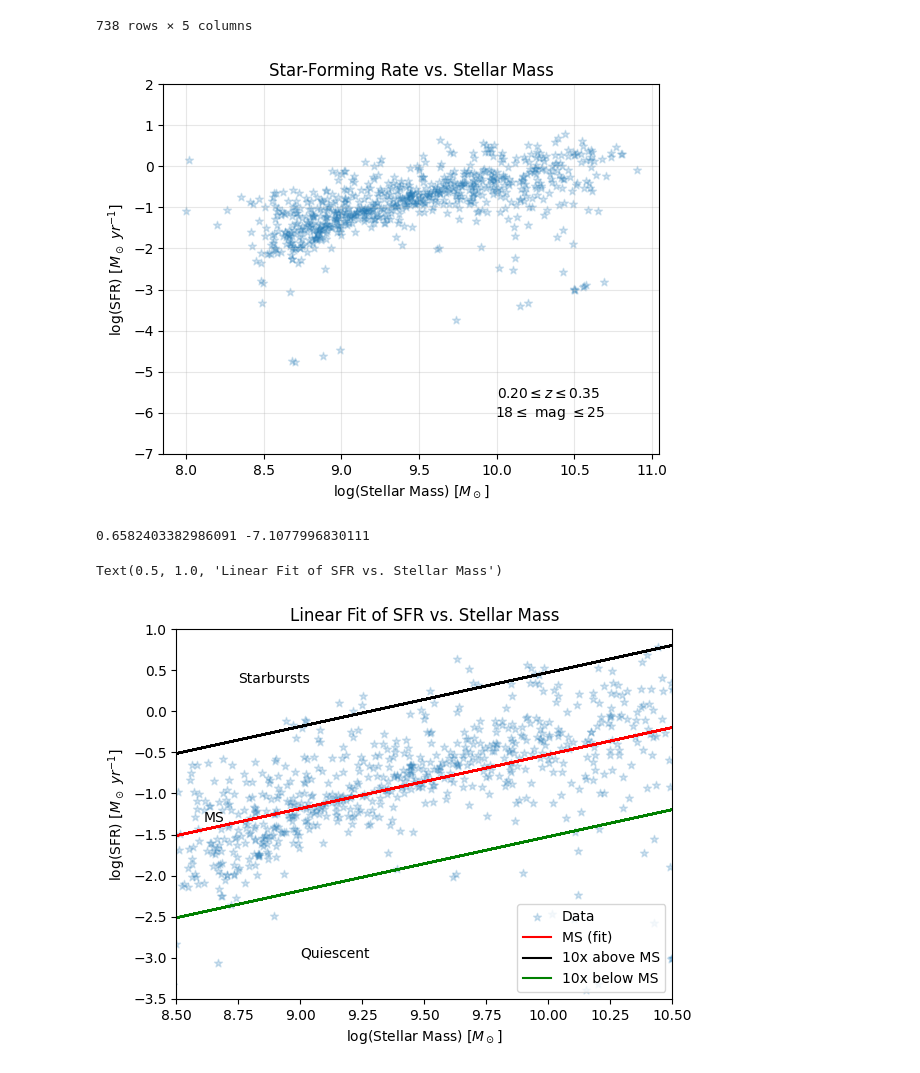
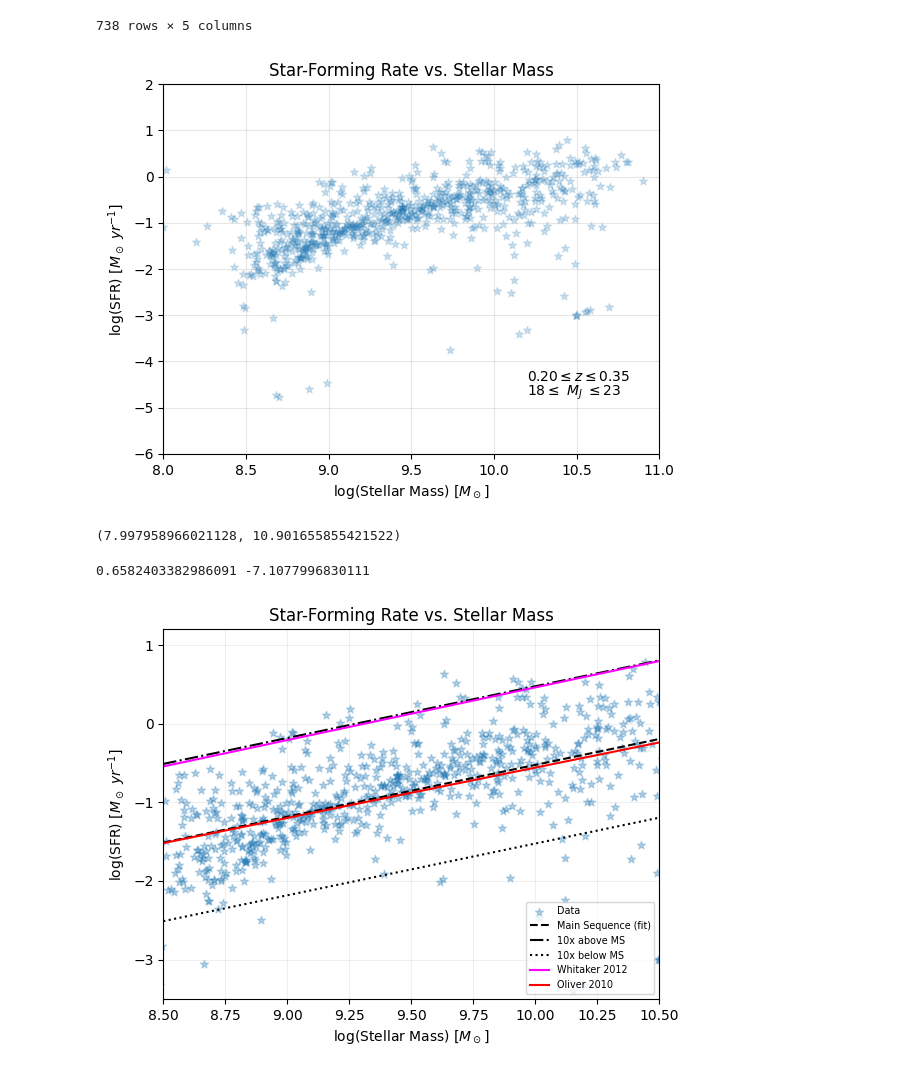
Before and after one commit to mayamerch/block-3-project, a Jupyter notebook: abell 2744.ipynb, the cells around one changed output. Saved outputs shown, nothing was run; the diff lists cells and outputs as text; code cells hidden in the pictures.

```diff
--- a/abell 2744.ipynb
+++ b/abell 2744.ipynb
@@ -806,46 +803,56 @@ y_sfr = np.log10(stellar_df['sfr'])
 plt.scatter(x_sfr, y_sfr, alpha=0.2, marker='*')
 plt.xlabel('log(Stellar Mass) [$M_\odot$]'); plt.ylabel('log(SFR) [$M_\odot \ yr^{-1}$]')
 plt.title('Star-Forming Rate vs. Stellar Mass')
-plt.text(10, -5.63, '$0.20 \leq z \leq 0.35$',fontsize=10)
-plt.text(9.989, -6.1, '$18 \leq$ mag $\leq 23$',fontsize=10)
-plt.ylim(-7, 2)
+plt.text(10.2, -4.43, '$0.20 \leq z \leq 0.35$',fontsize=10)
+plt.text(10.199, -4.73, '$18 \leq$ $M_J$ $\leq 23$',fontsize=10)
+plt.ylim(-6, 2); plt.xlim(8, 11)
 plt.grid(alpha=0.3)
 # %% [output]
-[figure, old version]
+[figure, new version]
+# %%
+min(np.log10(stellar_df['stellar_mass'])), max(np.log10(stellar_df['stellar_mass']))
+# %% [output]
+(7.997958966021128, 10.901655855421522)
 # %%
 x_sfr = np.log10(stellar_df['stellar_mass'])
+x_sfr_data = np.linspace(8.5, 10.5, 40)
 y_sfr = np.log10(stellar_df['sfr'])
 
 def linear(x, m, b):
     return m*x + b
 
 popt, pcov = curve_fit(linear, x_sfr, y_sfr)
 
 m, b = popt
 print(*popt)
 
-y_fit = linear(x_sfr, m, b)
-y_above = linear(x_sfr, m, np.log10(10**b*10))
-y_below = linear(x_sfr, m, np.log10(10**b/10))
+y_fit = linear(x_sfr_data, m, b)
+y_above = linear(x_sfr_data, m, np.log10(10**b*10))
+y_below = linear(x_sfr_data, m, np.log10(10**b/10))
+whitaker = linear(x_sfr_data, 0.67, -6.24)
+oliver = linear(x_sfr_data, 0.64, -6.96)
 
 # Plot
-plt.scatter(x_sfr, y_sfr, alpha=0.2, marker='*', label='Data')
-plt.plot(x_sfr, y_fit, color='red', label='MS (fit)')
-plt.plot(x_sfr, y_above, color='k', label='10x above MS')
-plt.plot(x_sfr, y_below, color='green', label='10x below MS')
+plt.scatter(x_sfr, y_sfr, alpha=0.3, marker='*', label='Data')
+plt.plot(x_sfr_data, y_fit, color='k', linestyle='dashed', label='Main Sequence (fit)')
+plt.plot(x_sfr_data, y_above, color='k', linestyle='dashdot', label='10x above MS')
+plt.plot(x_sfr_data, y_below, color='k', linestyle='dotted', label='10x below MS')
+plt.plot(x_sfr_data, whitaker, color='magenta', linestyle='solid', label='Whitaker 2012')
+plt.plot(x_sfr_data, oliver, color='red', linestyle='solid', label='Oliver 2010')
 
-plt.text(8.75, 0.35, 'Starbursts')
-plt.text(9, -3, 'Quiescent')
-plt.text(8.61, -1.35, 'MS')
+#plt.text(8.75, 0.35, 'Starbursts')
+#plt.text(9, -3, 'Quiescent')
+#plt.text(8.61, -1.35, 'MS')
 
-plt.legend(loc='lower right')
-plt.xlim(8.5, 10.5); plt.ylim(-3.5, 1)
-plt.xlabel('log(Stellar Mass) [$M_\odot$]'); plt.ylabel('log(SFR) [$M_\odot \ yr^{-1}$]')
-plt.title('Linear Fit of SFR vs. Stellar Mass')
+plt.legend(loc='lower right', fontsize='x-small')
+plt.xlim(8.5, 10.5); plt.ylim(-3.5, 1.2)
+plt.xlabel('log(Stellar Mass) [$M_\odot$]')
+plt.ylabel('log(SFR) [$M_\odot \ yr^{-1}$]')
+plt.title('Star-Forming Rate vs. Stellar Mass')
+plt.grid(alpha=0.2)
 # %% [output]
 0.6582403382986091 -7.1077996830111
-Text(0.5, 1.0, 'Linear Fit of SFR vs. Stellar Mass')
-[figure, old version]
+[figure, new version]
 # %%
 def smf(phi_star, mag, M_star, a):
     phi = np.log(10) * phi_star * np.exp(-10**(np.log10(mag) - np.log10(M_star))) * (10**(np.log10(mag)-np.log10(M_star)))**(a+1)
```
Also changed, not shown: parts of 11 cells of this notebook.
